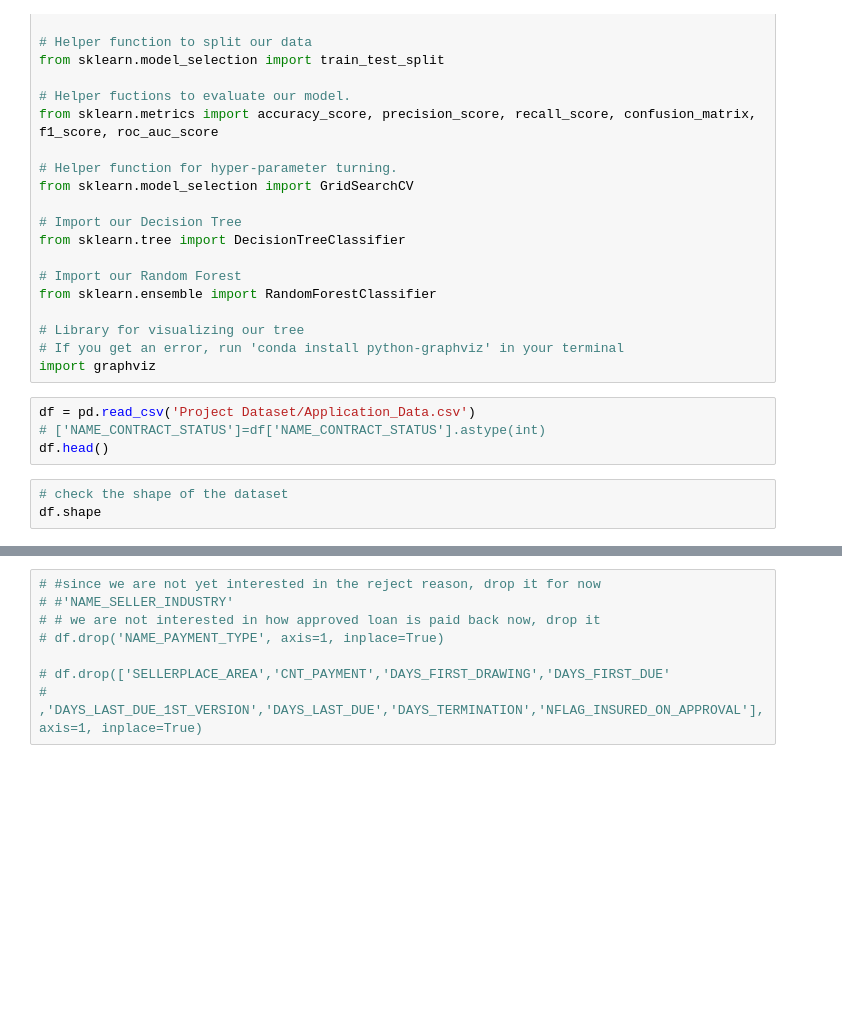
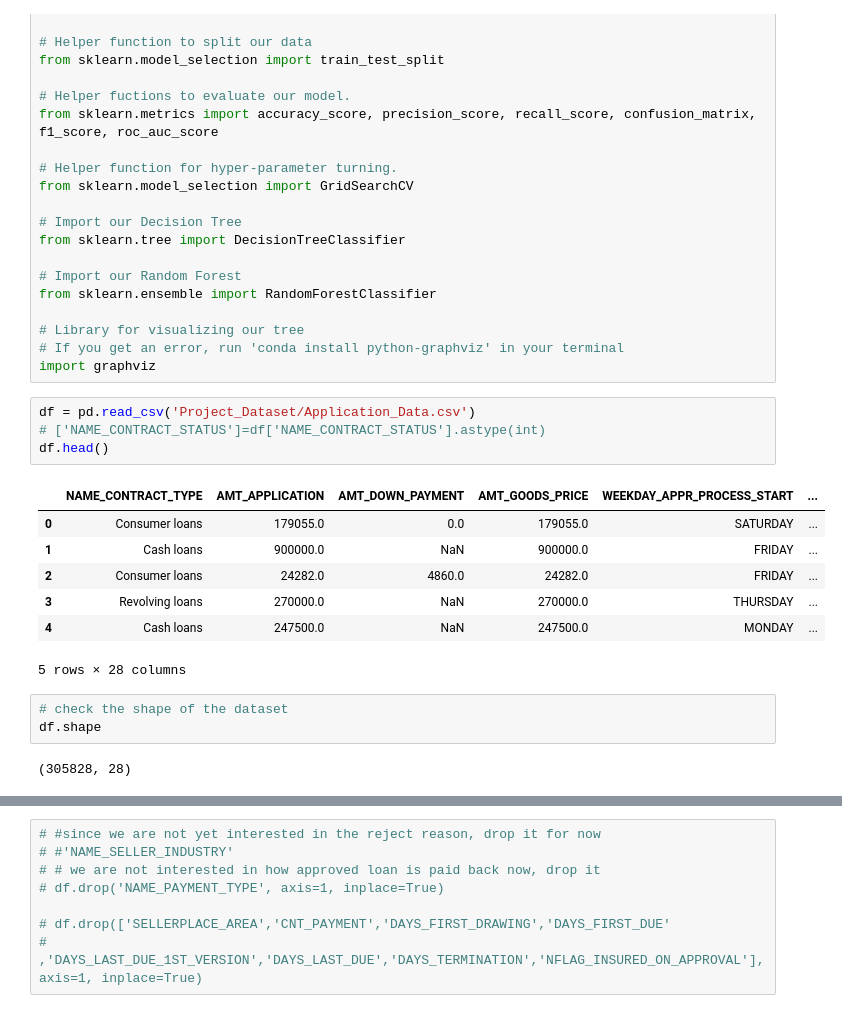
Before and after one commit to XinJin24/Credit_Saver, a Jupyter notebook: Works_Xin.ipynb, the cells around one changed output, grey strips where cells are left out. Saved outputs shown, nothing was run; the diff lists cells and outputs as text; blank space fills up the shorter version.

```diff
--- a/Works_Xin.ipynb
+++ b/Works_Xin.ipynb
@@ -33,12 +33,22 @@ from sklearn.ensemble import RandomForestClassifier
 # If you get an error, run 'conda install python-graphviz' in your terminal
 import graphviz
 # %%
-df = pd.read_csv('Project Dataset/Application_Data.csv')
+df = pd.read_csv('Project_Dataset/Application_Data.csv')
 # ['NAME_CONTRACT_STATUS']=df['NAME_CONTRACT_STATUS'].astype(int)
 df.head()
+# %% [output]
+|  | NAME_CONTRACT_TYPE | AMT_APPLICATION | AMT_DOWN_PAYMENT | AMT_GOODS_PRICE | WEEKDAY_APPR_PROCESS_START | ... |
+| 0 | Consumer loans | 179055.0 | 0.0 | 179055.0 | SATURDAY | ... |
+| 1 | Cash loans | 900000.0 | NaN | 900000.0 | FRIDAY | ... |
+| 2 | Consumer loans | 24282.0 | 4860.0 | 24282.0 | FRIDAY | ... |
+| 3 | Revolving loans | 270000.0 | NaN | 270000.0 | THURSDAY | ... |
+| 4 | Cash loans | 247500.0 | NaN | 247500.0 | MONDAY | ... |
+5 rows × 28 columns
 # %%
 # check the shape of the dataset
 df.shape
+# %% [output]
+(305828, 28)
 # %%
 # check for null
 df.isnull().sum()
```
Also changed, not shown: parts of 64 cells of this notebook, 4 other files.
